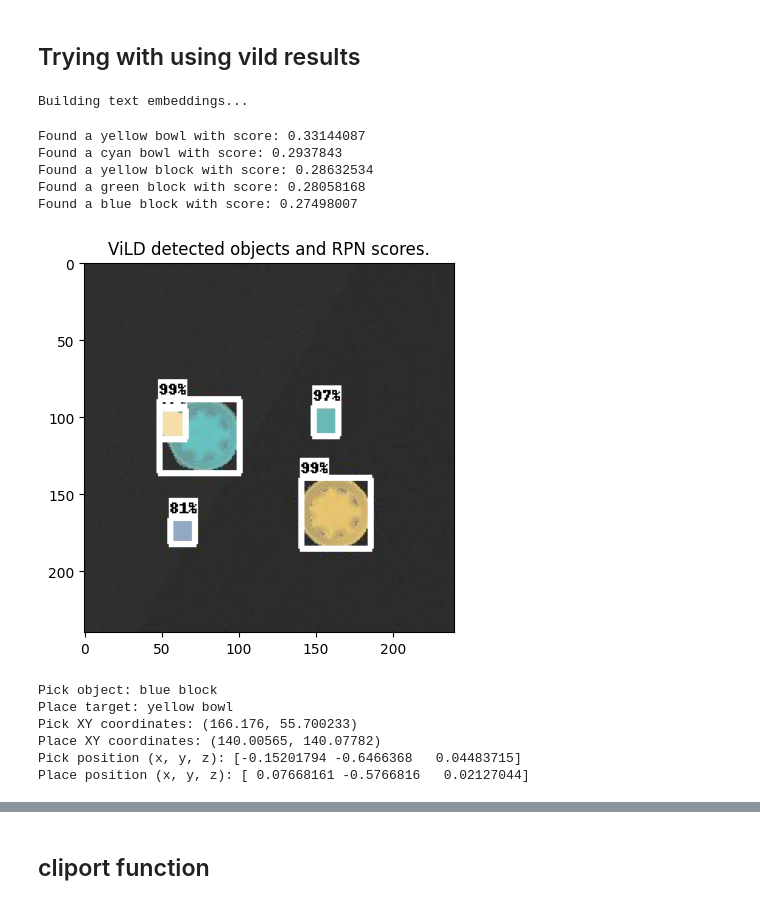
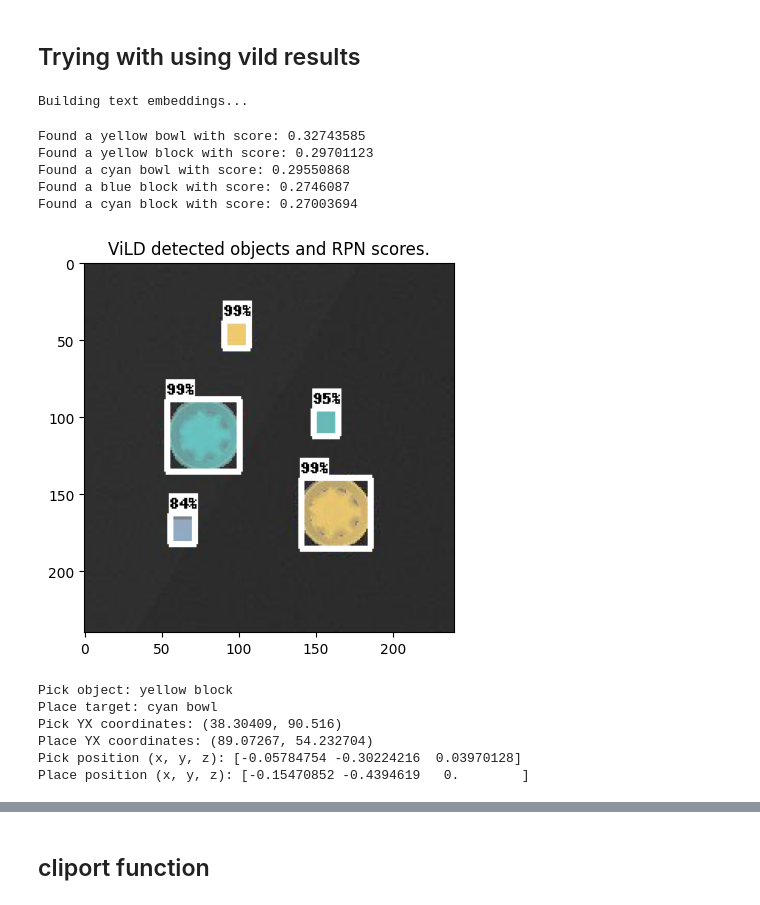
Before and after one commit to Black-bird14/Robot_Task_Scheduling, a Jupyter notebook: Robot_Task_Scheduling.ipynb, the cells around one changed output, grey strips where cells are left out. Saved outputs shown, nothing was run; the diff lists cells and outputs as text; code cells hidden in the pictures.

```diff
--- a/Robot_Task_Scheduling.ipynb
+++ b/Robot_Task_Scheduling.ipynb
@@ -2201,54 +2201,59 @@ def extract_object_coordinates(vild_results, pick_objects, place_destinations):
         else:
             print("Object '{}' not found in the image.".format(pick_object))
 
     # Find place coordinates
     for place_destination in place_destinations:
         for anno_idx, category_name in enumerate(category_names):
             if category_name == place_destination:
                 place_coordinates.append(rescaled_detection_boxes[anno_idx])
                 break
         else:
             print("Place destination '{}' not found in the image.".format(place_destination))
+    # Extract center coordinates
+    def calculate_center(box):
+        y_center = box[0] + (box[2] - box[0]) / 2
+        x_center = box[1] + (box[3] - box[1]) / 2
+        return y_center, x_center
 
-    # Extract x and y coordinates separately
-    pick_xy = (object_coordinates[0][0], object_coordinates[0][1]) if object_coordinates else None
-    place_xy = (place_coordinates[0][0], place_coordinates[0][1]) if place_coordinates else None
+    pick_yx = calculate_center(object_coordinates[0]) if object_coordinates else None
+    place_yx = calculate_center(place_coordinates[0]) if place_coordinates else None
 
-    return pick_xy, place_xy
+    return pick_yx, place_yx
+
 
 
 # Execution
 image_path = 'imge.jpg'
 nms_threshold = 0.4
 min_rpn_score_thresh = 0.4
 min_box_area = 10
 max_box_area = 3000
 vild_params = max_boxes_to_draw, nms_threshold, min_rpn_score_thresh, min_box_area, max_box_area
 vild_results = vild(image_path, category_name_string, vild_params, plot_on=True, prompt_swaps=prompt_swaps)
-instruction = 'Pick the blue block and place it on the yellow bowl'
+instruction = 'Pick the yellow block and place it on the cyan bowl'
 pick_object, place_destination = parse_instruction(instruction)
 print("Pick object:", pick_object)
 print("Place target:", place_destination)
-pick_xy, place_xy = extract_object_coordinates(vild_results, pick_object, place_destination)
-if pick_xy is not None:
-    print("Pick XY coordinates:", pick_xy)
-if place_xy is not None:
-    print("Place XY coordinates:", place_xy)
-pick_xyz = obs['xyzmap'][int(pick_xy[0]), int(pick_xy[1])]
-place_xyz = obs['xyzmap'][int(place_xy[0]), int(place_xy[1])]
+pick_yx, place_yx = extract_object_coordinates(vild_results, pick_object, place_destination)
+if pick_yx is not None:
+    print("Pick YX coordinates:", pick_yx)
+if place_yx is not None:
+    print("Place YX coordinates:", place_yx)
+pick_xyz = obs['xyzmap'][int(pick_yx[0]), int(pick_yx[1])]
+place_xyz = obs['xyzmap'][int(place_yx[0]), int(place_yx[1])]
 print("Pick position (x, y, z):", pick_xyz)
 print("Place position (x, y, z):", place_xyz)
 # %% [output]
 Building text embeddings...
-Found a yellow bowl with score: 0.33144087
-Found a cyan bowl with score: 0.2937843
-Found a yellow block with score: 0.28632534
-Found a green block with score: 0.28058168
-Found a blue block with score: 0.27498007
+Found a yellow bowl with score: 0.32743585
+Found a yellow block with score: 0.29701123
+Found a cyan bowl with score: 0.29550868
+Found a blue block with score: 0.2746087
+Found a cyan block with score: 0.27003694
-[figure, old version]
+[figure, new version]
-Pick object: blue block
-Place target: yellow bowl
-Pick XY coordinates: (166.176, 55.700233)
-Place XY coordinates: (140.00565, 140.07782)
-Pick position (x, y, z): [-0.15201794 -0.6466368   0.04483715]
-Place position (x, y, z): [ 0.07668161 -0.5766816   0.02127044]
+Pick object: yellow block
+Place target: cyan bowl
+Pick YX coordinates: (38.30409, 90.516)
+Place YX coordinates: (89.07267, 54.232704)
+Pick position (x, y, z): [-0.05784754 -0.30224216  0.03970128]
+Place position (x, y, z): [-0.15470852 -0.4394619   0.        ]
```
Also changed, not shown: parts of 5 cells of this notebook.
